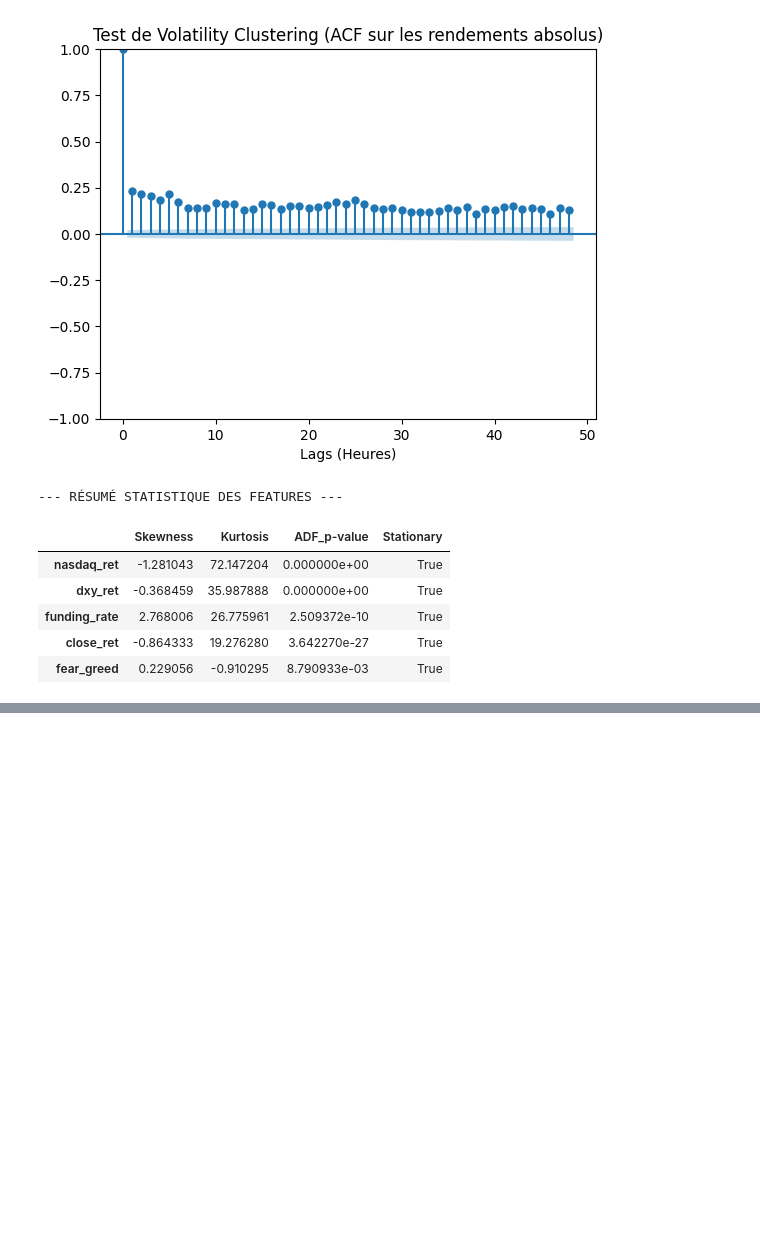
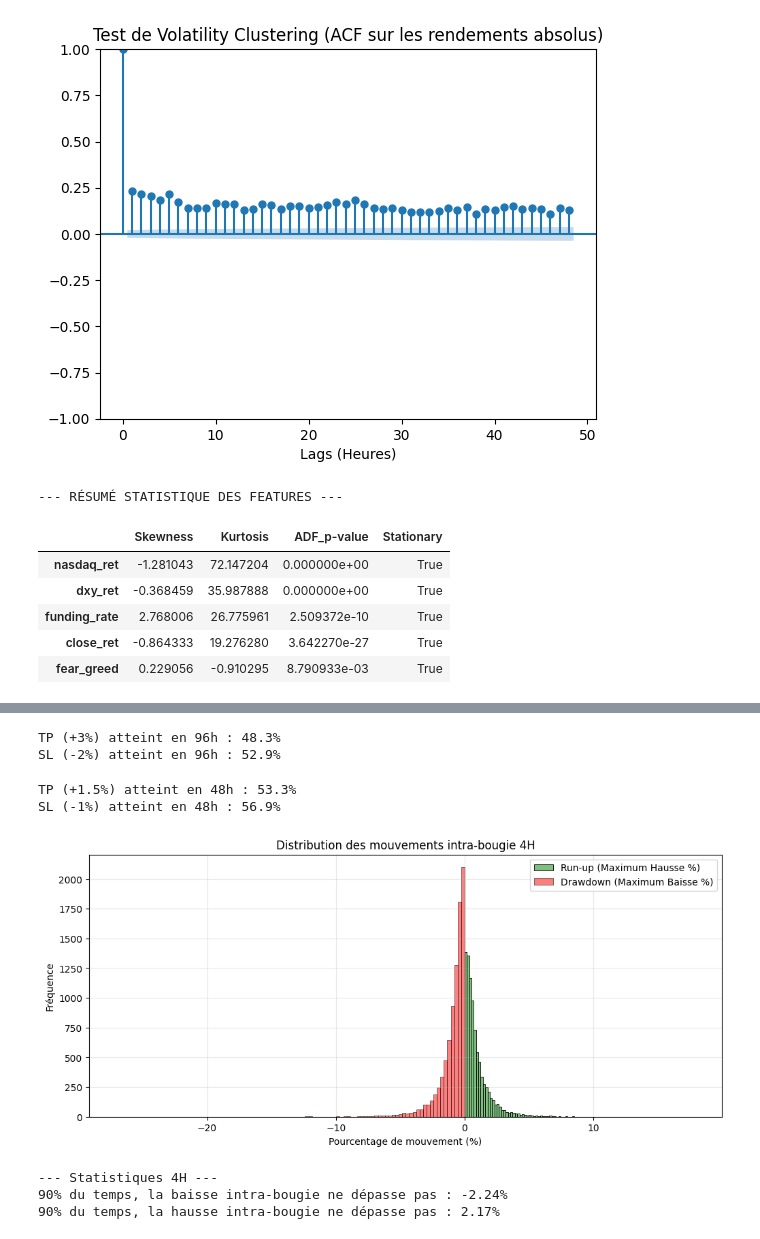
Before and after one commit to Paul-Arnaud-Battandier/ML-for-crypto, a Jupyter notebook: notebooks/JupyNote.ipynb, the cells around one changed output, grey strips where cells are left out. Cells and saved outputs as stored; diff of their text form; code cells hidden in the pictures; blank space fills up the shorter version.

```diff
--- a/notebooks/JupyNote.ipynb
+++ b/notebooks/JupyNote.ipynb
@@ -208,0 +228,74 @@ display(stats_df.loc[cols_to_show].sort_values('Kurtosis', ascending=False))
+# %%
+# ratio TP vs SL hits empiriques sur 96h
+horizon = 24  # bougies
+future_max = pd.Series([
+    df['close'].iloc[i+1:i+horizon+1].max()
+    for i in range(len(df)-horizon)
+], index=df.index[:-horizon])
+
+future_min = pd.Series([
+    df['close'].iloc[i+1:i+horizon+1].min()
+    for i in range(len(df)-horizon)
+], index=df.index[:-horizon])
+
+tp = 0.03
+sl = 0.02
+
+tp_hit = (future_max > df['close'].iloc[:-horizon] * (1 + tp)).mean()
+sl_hit = (future_min < df['close'].iloc[:-horizon] * (1 - sl)).mean()
+
+print(f"TP (+3%) atteint en 96h : {tp_hit:.1%}")
+print(f"SL (-2%) atteint en 96h : {sl_hit:.1%}")
+# %% [output]
+TP (+3%) atteint en 96h : 48.3%
+SL (-2%) atteint en 96h : 52.9%
+# %%
+# ratio TP vs SL hits empiriques sur 48h
+horizon = 12  # bougies
+future_max = pd.Series([
+    df['close'].iloc[i+1:i+horizon+1].max()
+    for i in range(len(df)-horizon)
+], index=df.index[:-horizon])
+
+future_min = pd.Series([
+    df['close'].iloc[i+1:i+horizon+1].min()
+    for i in range(len(df)-horizon)
+], index=df.index[:-horizon])
+
+tp = 0.015
+sl = 0.01
+
+tp_hit = (future_max > df['close'].iloc[:-horizon] * (1 + tp)).mean()
+sl_hit = (future_min < df['close'].iloc[:-horizon] * (1 - sl)).mean()
+
+print(f"TP (+1.5%) atteint en 48h : {tp_hit:.1%}")
+print(f"SL (-1%) atteint en 48h : {sl_hit:.1%}")
+# %% [output]
+TP (+1.5%) atteint en 48h : 53.3%
+SL (-1%) atteint en 48h : 56.9%
+# %%
+# 1. Calcul des excursions en pourcentage par rapport à l'ouverture
+df['run_up'] = (df['high'] / df['open']) - 1
+df['drawdown'] = (df['low'] / df['open']) - 1
+df['return_4h'] = (df['close'] / df['open']) - 1
+
+# 2. Visualisation de la distribution (Le Bruit vs Le Signal)
+plt.figure(figsize=(12, 5))
+sns.histplot(df['run_up'] * 100, bins=100, color='green', alpha=0.5, label='Run-up (Maximum Hausse %)')
+sns.histplot(df['drawdown'] * 100, bins=100, color='red', alpha=0.5, label='Drawdown (Maximum Baisse %)')
+plt.title("Distribution des mouvements intra-bougie 4H")
+plt.xlabel("Pourcentage de mouvement (%)")
+plt.ylabel("Fréquence")
+plt.legend()
+plt.grid(True, alpha=0.3)
+plt.show()
+
+# 3. Calcul des Percentiles pour les Barrières
+print("--- Statistiques 4H ---")
+print(f"90% du temps, la baisse intra-bougie ne dépasse pas : {df['drawdown'].quantile(0.10) * 100:.2f}%")
+print(f"90% du temps, la hausse intra-bougie ne dépasse pas : {df['run_up'].quantile(0.90) * 100:.2f}%")
+# %% [output]
+[figure, added]
+--- Statistiques 4H ---
+90% du temps, la baisse intra-bougie ne dépasse pas : -2.24%
+90% du temps, la hausse intra-bougie ne dépasse pas : 2.17%
```
Also changed, not shown: parts of 6 cells of this notebook, 1 other file.
